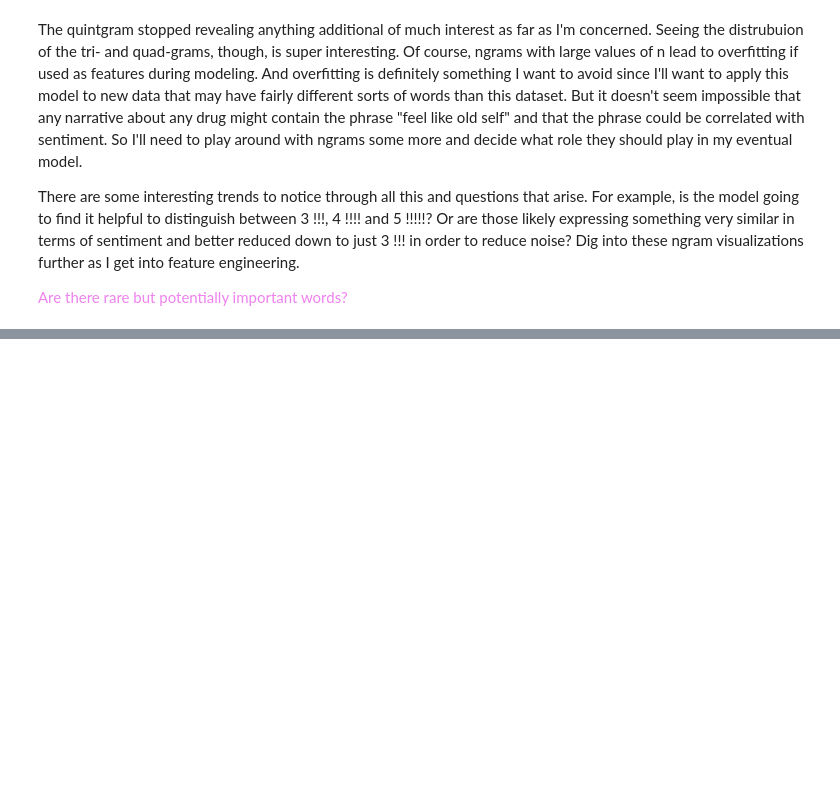
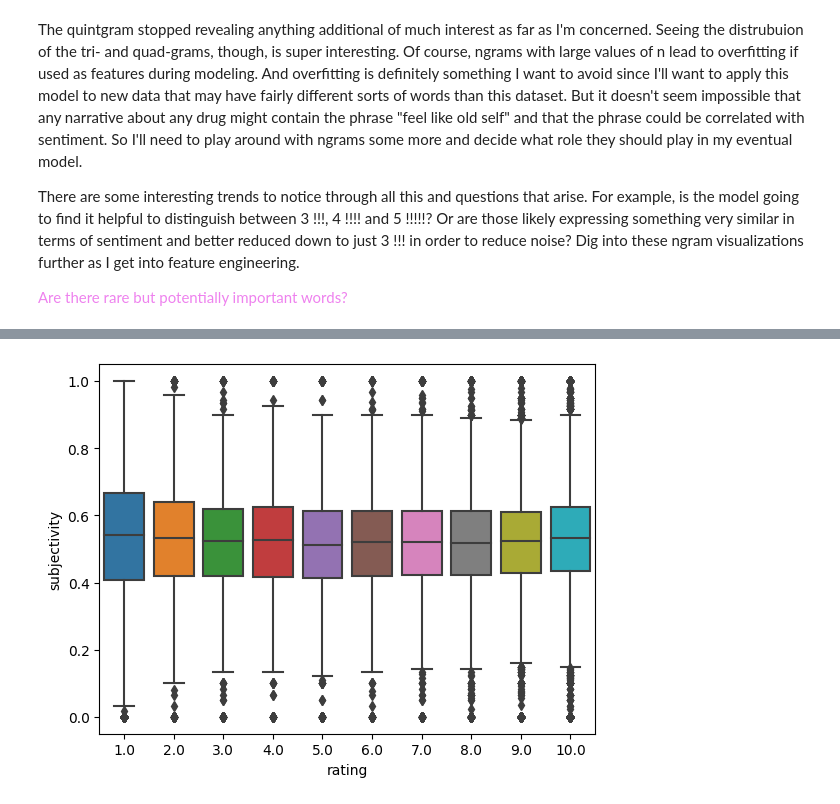
Before and after one commit to fractaldatalearning/psychedelic_efficacy, a Jupyter notebook: notebooks/5-kl-studies-lang-eda-preprocess.ipynb, the cells around one changed output, grey strips where cells are left out. Cells and saved outputs as stored; diff of their text form; code cells hidden in the pictures; blank space fills up the shorter version.

```diff
--- a/notebooks/5-kl-studies-lang-eda-preprocess.ipynb
+++ b/notebooks/5-kl-studies-lang-eda-preprocess.ipynb
@@ -209,0 +312,9 @@ least_common_lemmas
+# %%
+# Find misspelled lemmas
+misspelled = []
+for row in tqdm(range(len(df))):
+    str_to_check = df.loc[row,'no_stops_lemm']
+    spell = SpellChecker()
+    misspelled_here = list(spell.unknown(str_to_check.split(' ')))
+    misspelled += misspelled_here
+len(misspelled)
@@ -209,0 +393,13 @@ least_common_lemmas
+# %%
+misspelling_replacements = {'dr':'doctor', 'sideeffect':'side effect', 'hanover':'hangover',
+                            'anxietypanic':'anxiety panic',
+                            'anxietydepression':'anxiety depression','caffein':'caffeine',
+                            'depressionanxiety':'depression anxiety', 'ssris':'ssri'}
+
+for row in tqdm(range(len(df))):
+    str_to_replace_misspelling = df.loc[row,'no_stops_lemm']
+    for key, value in misspelling_replacements.items():
+        str_to_replace_misspelling = str_to_replace_misspelling.replace(key,value)
+    df.loc[row,'no_stops_lemm'] = str_to_replace_misspelling
+
+df.no_stops_lemm[332]
@@ -209,0 +454,3 @@ least_common_lemmas
+# %%
+df['no_stop_cap_lemm'] = df.no_stops_lemm.str.lower()
+df[['no_stops_lemm', 'no_stop_cap_lemm']].head()
@@ -228,0 +494,6 @@ I used these resources as references for some of the code in this notebook and w
+# %%
+# How do subjectivity and polarity correlate with ratings?
+sns.boxplot(data=df, x='rating', y='subjectivity')
+plt.show()
+# %% [output]
+[figure, added]
```
Also changed, not shown: parts of 46 cells of this notebook, 2 other files.
